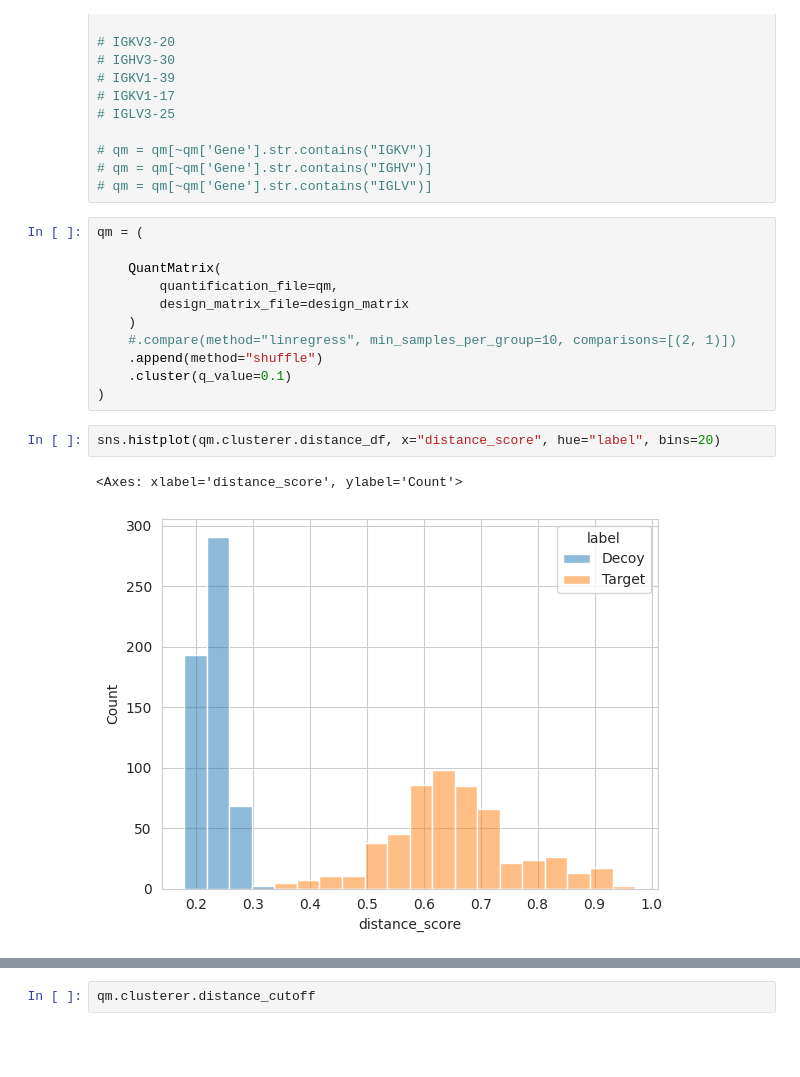
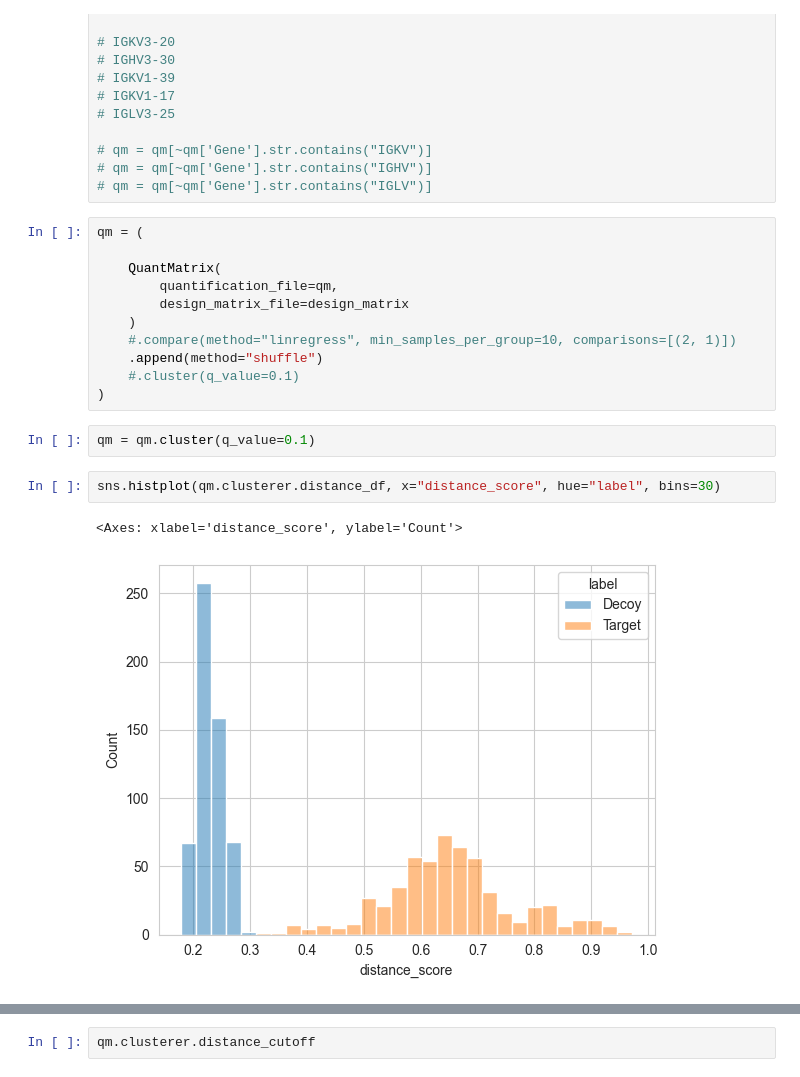
Before and after one commit to InfectionMedicineProteomics/DPKS, a Jupyter notebook: notebooks/cluster_features.ipynb, the cells around one changed output, grey strips where cells are left out. Drawn from its saved outputs; the diff is of its cells as text; blank space fills up the shorter version.

Commit message:
Fix decoy generation and feature clustering

```diff
--- a/notebooks/cluster_features.ipynb
+++ b/notebooks/cluster_features.ipynb
@@ -66,13 +66,15 @@ qm = (
     )
     #.compare(method="linregress", min_samples_per_group=10, comparisons=[(2, 1)])
     .append(method="shuffle")
-    .cluster(q_value=0.1)
+    #.cluster(q_value=0.1)
 )
+# %%
+qm = qm.cluster(q_value=0.1)
 # %%
-sns.histplot(qm.clusterer.distance_df, x="distance_score", hue="label", bins=20)
+sns.histplot(qm.clusterer.distance_df, x="distance_score", hue="label", bins=30)
 # %% [output]
 <Axes: xlabel='distance_score', ylabel='Count'>
-[figure, old version]
+[figure, new version]
 # %%
 qm.row_annotations.sort_values("FeatureCluster")
 # %% [output]
```
Also changed, not shown: parts of 4 cells of this notebook, 4 other files.
